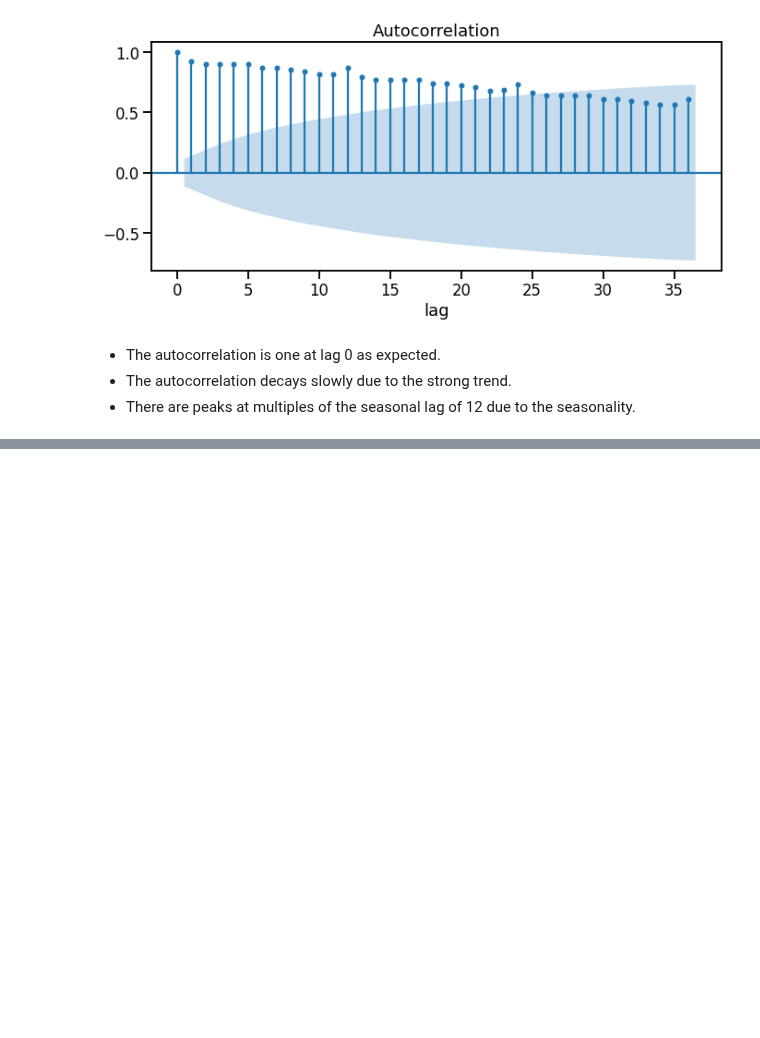
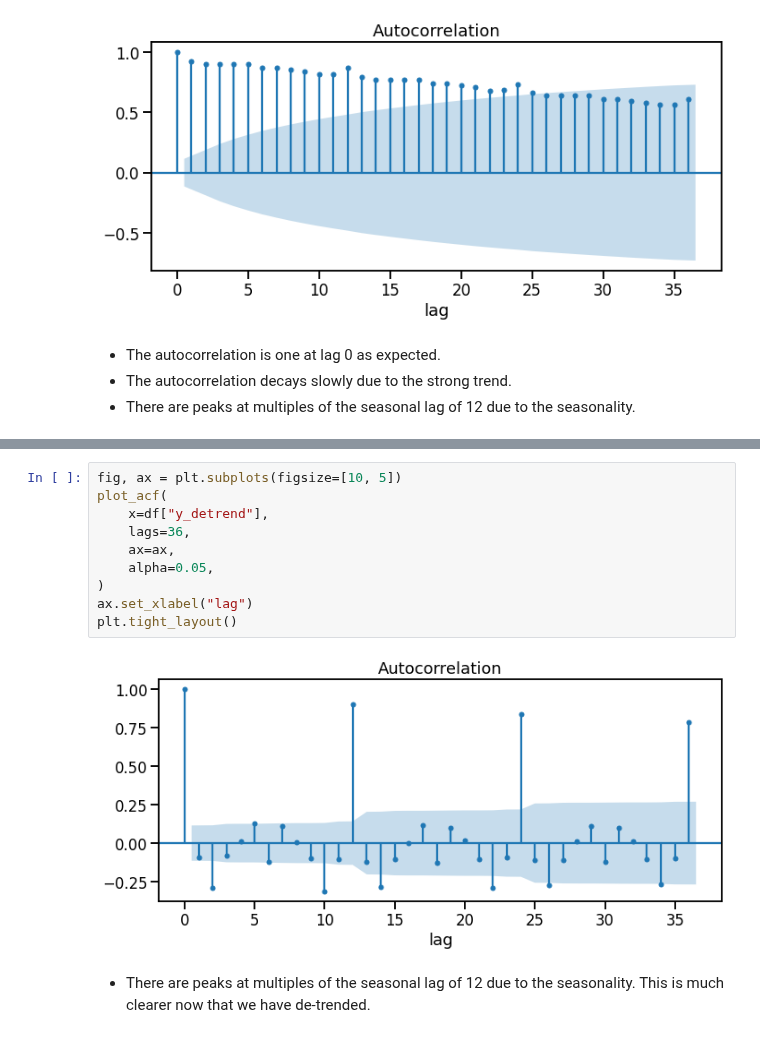
Before and after one commit to trainindata/feature-engineering-for-time-series-forecasting, a Jupyter notebook: 07-Lag-Features/03-autocorrelation-function.ipynb, the cells around one changed output, grey strips where cells are left out. Drawn from its saved outputs; the diff is of its cells as text; blank space fills up the shorter version.

```diff
--- a/07-Lag-Features/03-autocorrelation-function.ipynb
+++ b/07-Lag-Features/03-autocorrelation-function.ipynb
@@ -218,0 +253,14 @@ plt.tight_layout()
+# %%
+fig, ax = plt.subplots(figsize=[10, 5])
+plot_acf(
+    x=df["y_detrend"],
+    lags=36,
+    ax=ax,
+    alpha=0.05,
+)
+ax.set_xlabel("lag")
+plt.tight_layout()
+# %% [output]
+[figure, added]
+# %% [markdown]
+ - There are peaks at multiples of the seasonal lag of 12 due to the seasonality. This is much clearer now that we have de-trended.
```
Also changed, not shown: parts of 15 cells of this notebook, 5 other files.
